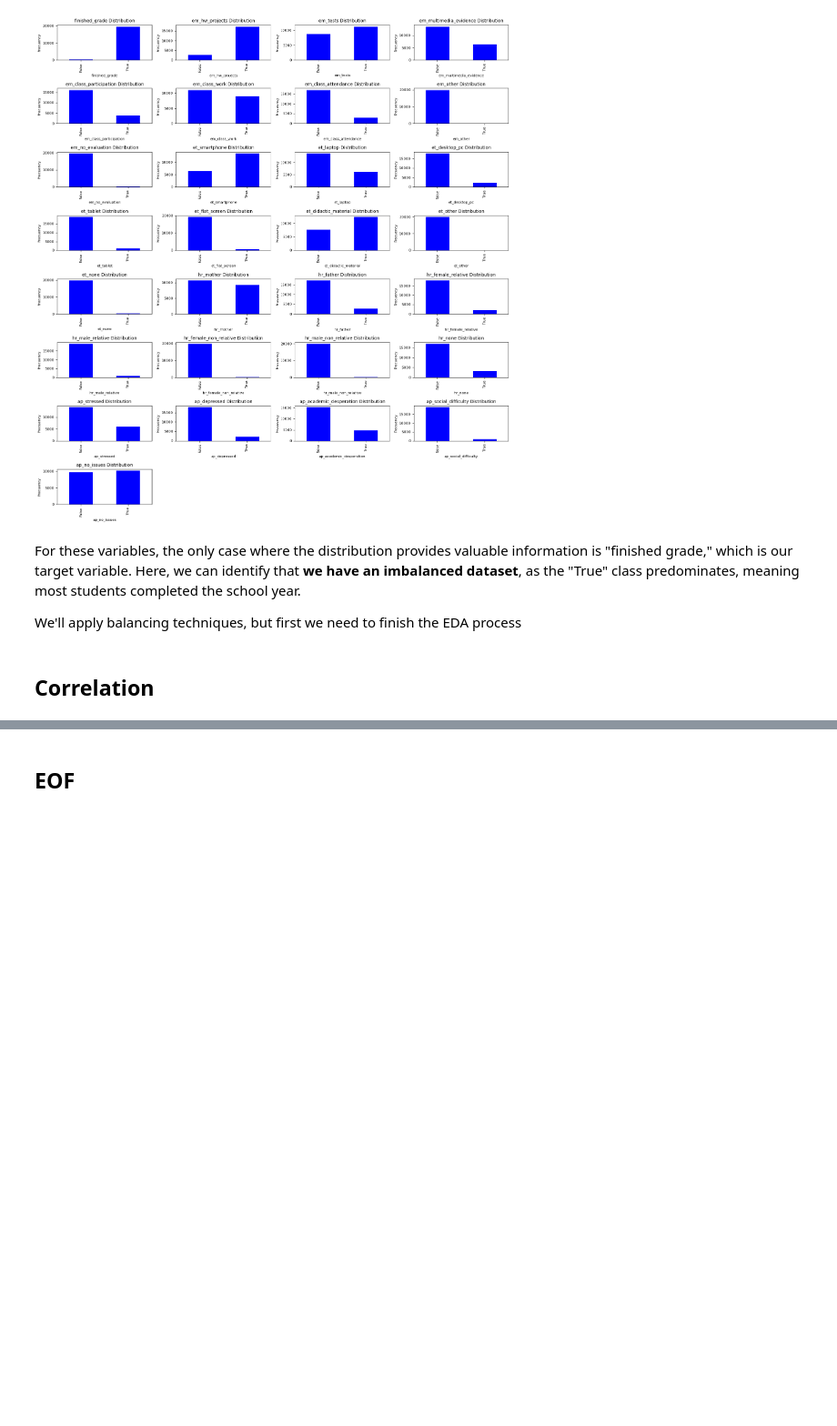
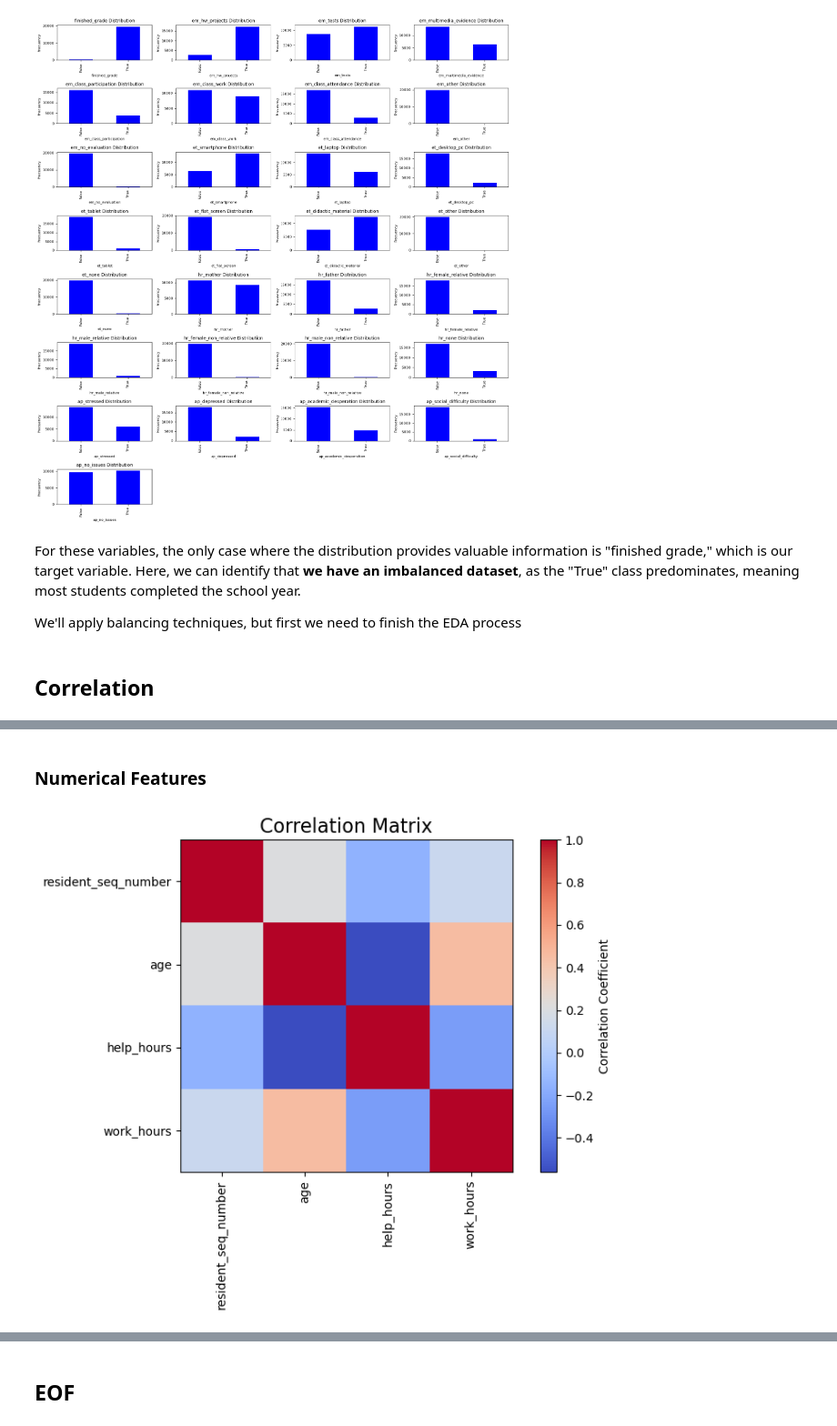
Before and after one commit to Maxkaizo/---_-ML-Zoomcamp-2024, a Jupyter notebook: eda.ipynb, the cells around one changed output, grey strips where cells are left out. Shown at 91% size. Drawn from its saved outputs; the diff is of its cells as text; code cells hidden in the pictures; blank space fills up the shorter version.

```diff
--- a/eda.ipynb
+++ b/eda.ipynb
@@ -601,0 +538,19 @@ plt.show()
+# %% [markdown]
+### Numerical Features
+# %%
+import matplotlib.pyplot as plt
+import pandas as pd
+
+correlation_matrix = df[numerical].corr()
+
+# Graficar la matriz de correlación
+plt.figure(figsize=(8, 6))
+plt.imshow(correlation_matrix, cmap='coolwarm', interpolation='none')
+plt.colorbar(label='Correlation Coefficient')
+plt.xticks(range(len(correlation_matrix.columns)), correlation_matrix.columns, rotation=90)
+plt.yticks(range(len(correlation_matrix.columns)), correlation_matrix.columns)
+plt.title('Correlation Matrix', fontsize=16)
+plt.tight_layout()
+plt.show()
+# %% [output]
+[figure, added]
```
Also changed, not shown: parts of 18 cells of this notebook.
